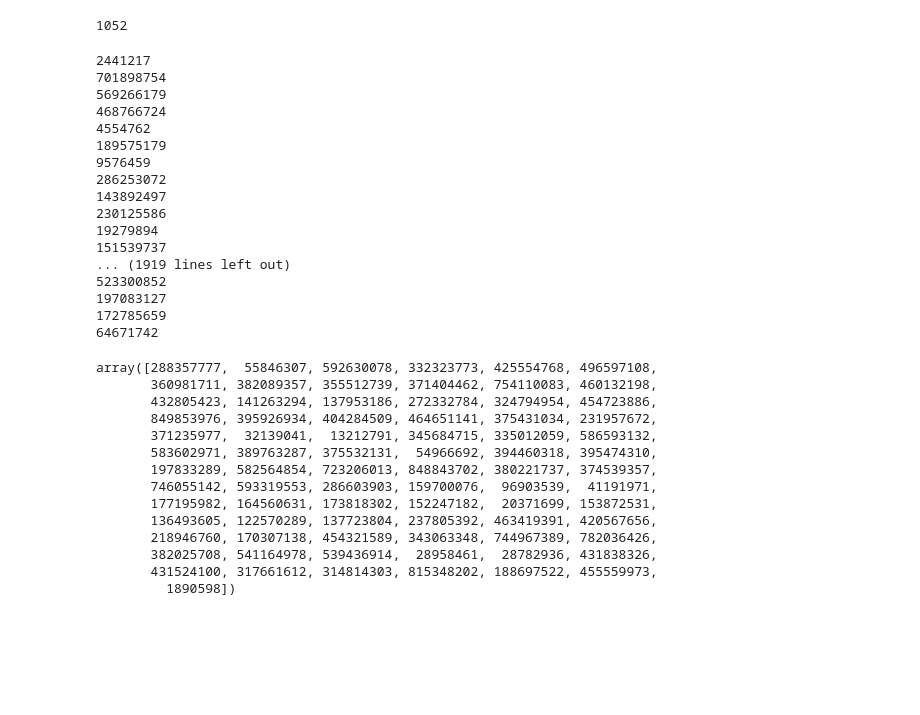
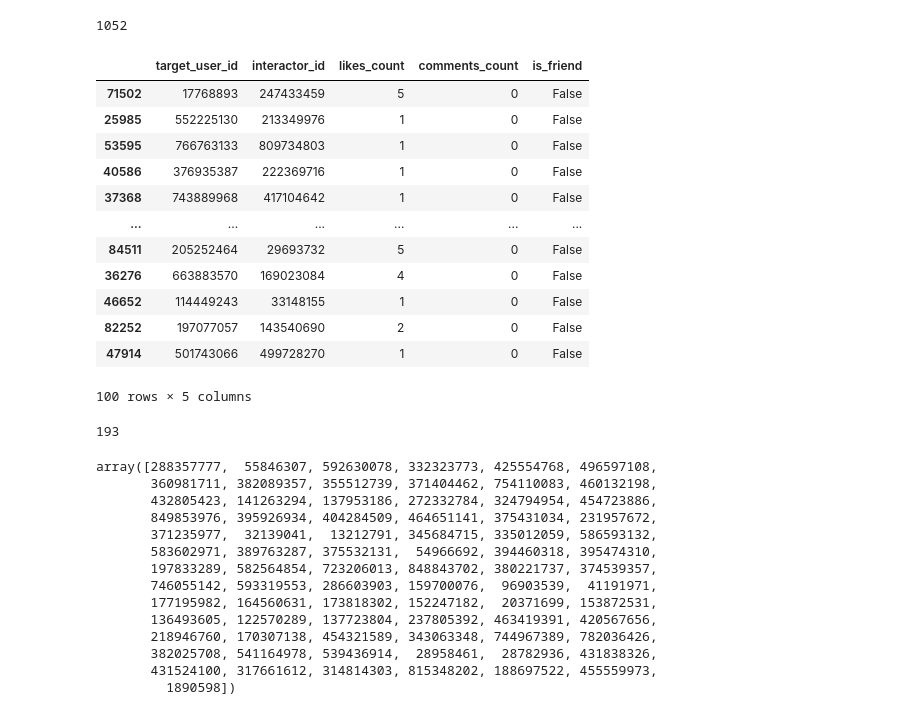
Before and after one commit to crewch/ai-labs, a Jupyter notebook: lab1/notebooks/data_preprocessing.ipynb, the cells around one changed output. Drawn from its saved outputs; the diff is of its cells as text; code cells hidden in the pictures; blank space fills up the shorter version.

```diff
--- a/lab1/notebooks/data_preprocessing.ipynb
+++ b/lab1/notebooks/data_preprocessing.ipynb
@@ -222,29 +406,30 @@ len(edges['target_user_id'].value_counts())
 1052
 # %%
 sampled_edges = edges.drop_duplicates(subset='target_user_id')
+# %%
+sampled_edges = sampled_edges.sample(n=100)
+# %%
+sampled_edges
+# %% [output]
+|  | target_user_id | interactor_id | likes_count | comments_count | is_friend |
+| 71502 | 17768893 | 247433459 | 5 | 0 | False |
+| 25985 | 552225130 | 213349976 | 1 | 0 | False |
+| 53595 | 766763133 | 809734803 | 1 | 0 | False |
+| 40586 | 376935387 | 222369716 | 1 | 0 | False |
+| 37368 | 743889968 | 417104642 | 1 | 0 | False |
+| ... | ... | ... | ... | ... | ... |
+| 84511 | 205252464 | 29693732 | 5 | 0 | False |
+| 36276 | 663883570 | 169023084 | 4 | 0 | False |
+| 46652 | 114449243 | 33148155 | 1 | 0 | False |
+| 82252 | 197077057 | 143540690 | 2 | 0 | False |
+| 47914 | 501743066 | 499728270 | 1 | 0 | False |
+100 rows × 5 columns
 # %%
 set_ids = set(sampled_edges['target_user_id']) | set(sampled_edges['interactor_id'])
 # %%
-for i in set_ids:
-    print(i)
+print(len(set_ids))
 # %% [output]
-2441217
-701898754
-569266179
-468766724
-4554762
-189575179
-9576459
-286253072
-143892497
-230125586
-19279894
-151539737
-... (1919 lines left out)
-523300852
-197083127
-172785659
-64671742
+193
 # %%
 nodes_without_friends = nodes[~nodes['id'].isin(shf)]
 # %%
```
Also changed, not shown: parts of 15 cells of this notebook, 14 other files.
